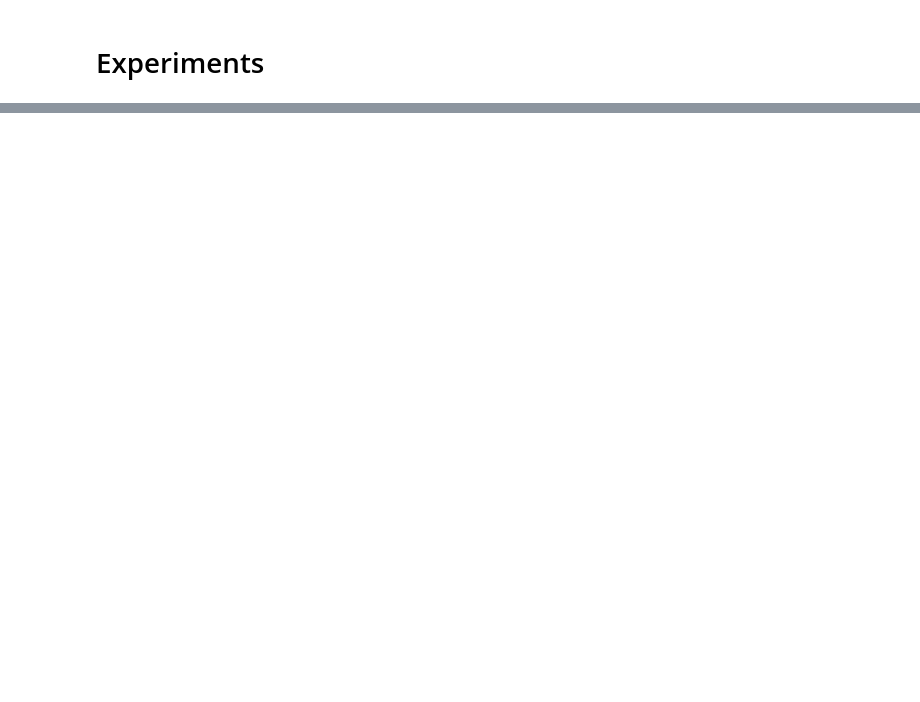
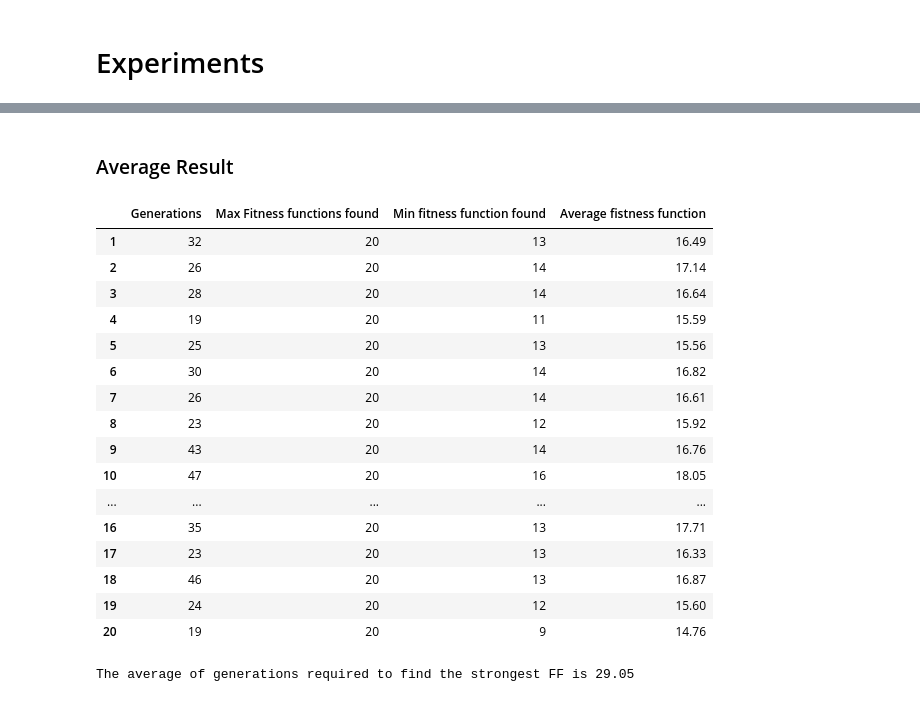
Before and after one commit to DussanFreire/Genetic-Algorithm, a Jupyter notebook: Experiments.ipynb, the cells around one changed output, grey strips where cells are left out. Drawn from its saved outputs; the diff is of its cells as text; code cells hidden in the pictures; blank space fills up the shorter version.

```diff
--- a/Experiments.ipynb
+++ b/Experiments.ipynb
@@ -54,0 +85,32 @@ Mean FF: 17.2
+# %% [markdown]
+### Average Result
+# %%
+number_of_generations = list(map(lambda r: r.number_of_generations, reports))
+max_ffs = list(map(lambda r: r.max_ffs_for_generation[-1], reports))
+min_ffs = list(map(lambda r: r.min_ffs_for_generation[-1], reports))
+mean_ffs = list(map(lambda r: r.mean_ffs_for_generation[-1], reports))
+df_results = DataFrame({"Generations": number_of_generations, "Max Fitness functions found": max_ffs, "Min fitness function found": min_ffs, "Average fistness function":mean_ffs}, index=list(range(1, p.setting.ITERATIONS + 1)))
+average = sum(number_of_generations)/len(number_of_generations)
+df_results
+# %% [output]
+|  | Generations | Max Fitness functions found | Min fitness function found | Average fistness function |
+| 1 | 32 | 20 | 13 | 16.49 |
+| 2 | 26 | 20 | 14 | 17.14 |
+| 3 | 28 | 20 | 14 | 16.64 |
+| 4 | 19 | 20 | 11 | 15.59 |
+| 5 | 25 | 20 | 13 | 15.56 |
+| 6 | 30 | 20 | 14 | 16.82 |
+| 7 | 26 | 20 | 14 | 16.61 |
+| 8 | 23 | 20 | 12 | 15.92 |
+| 9 | 43 | 20 | 14 | 16.76 |
+| 10 | 47 | 20 | 16 | 18.05 |
+| ... | ... | ... | ... | ... |
+| 16 | 35 | 20 | 13 | 17.71 |
+| 17 | 23 | 20 | 13 | 16.33 |
+| 18 | 46 | 20 | 13 | 16.87 |
+| 19 | 24 | 20 | 12 | 15.60 |
+| 20 | 19 | 20 | 9 | 14.76 |
+# %%
+print(f"The average of generations required to find the strongest FF is {average}")
+# %% [output]
+The average of generations required to find the strongest FF is 29.05
```
Also changed, not shown: parts of 11 cells of this notebook, 4 other files.
